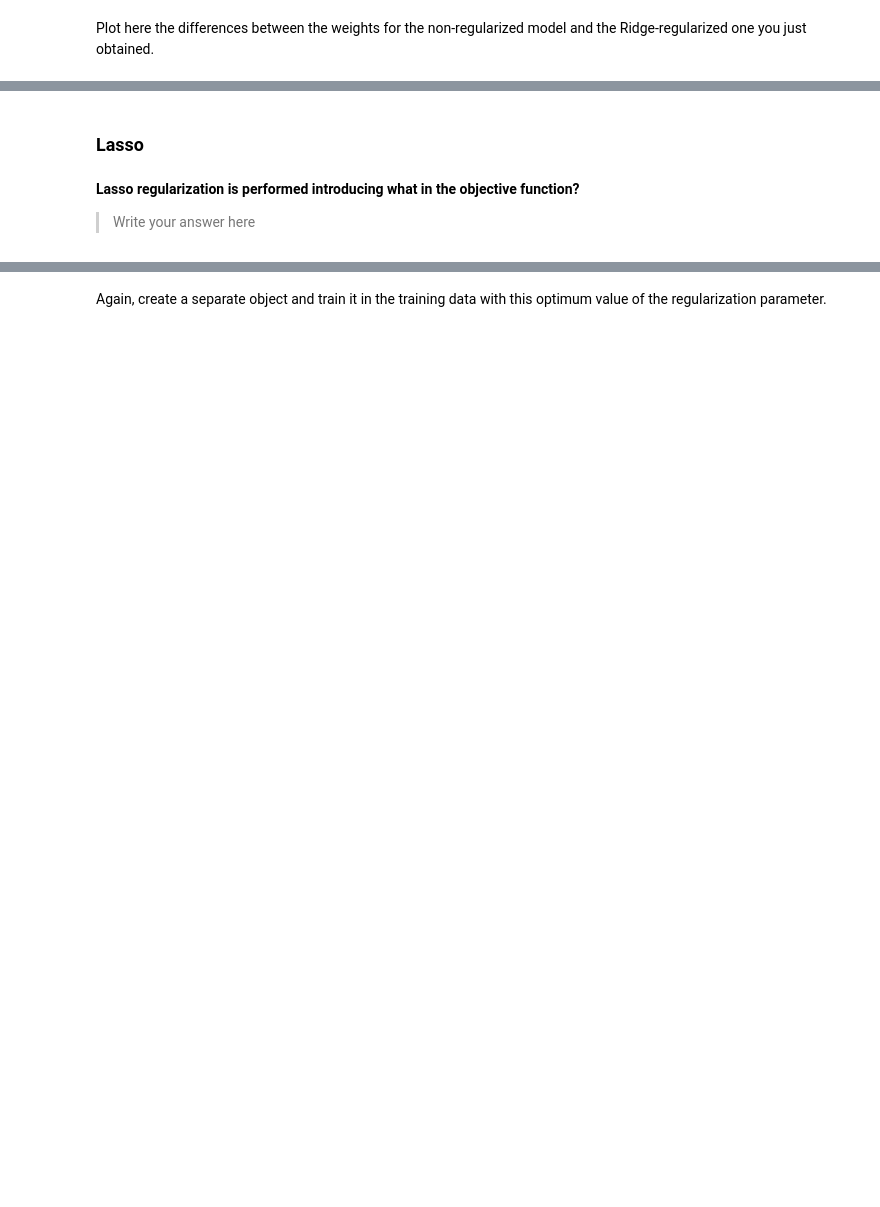
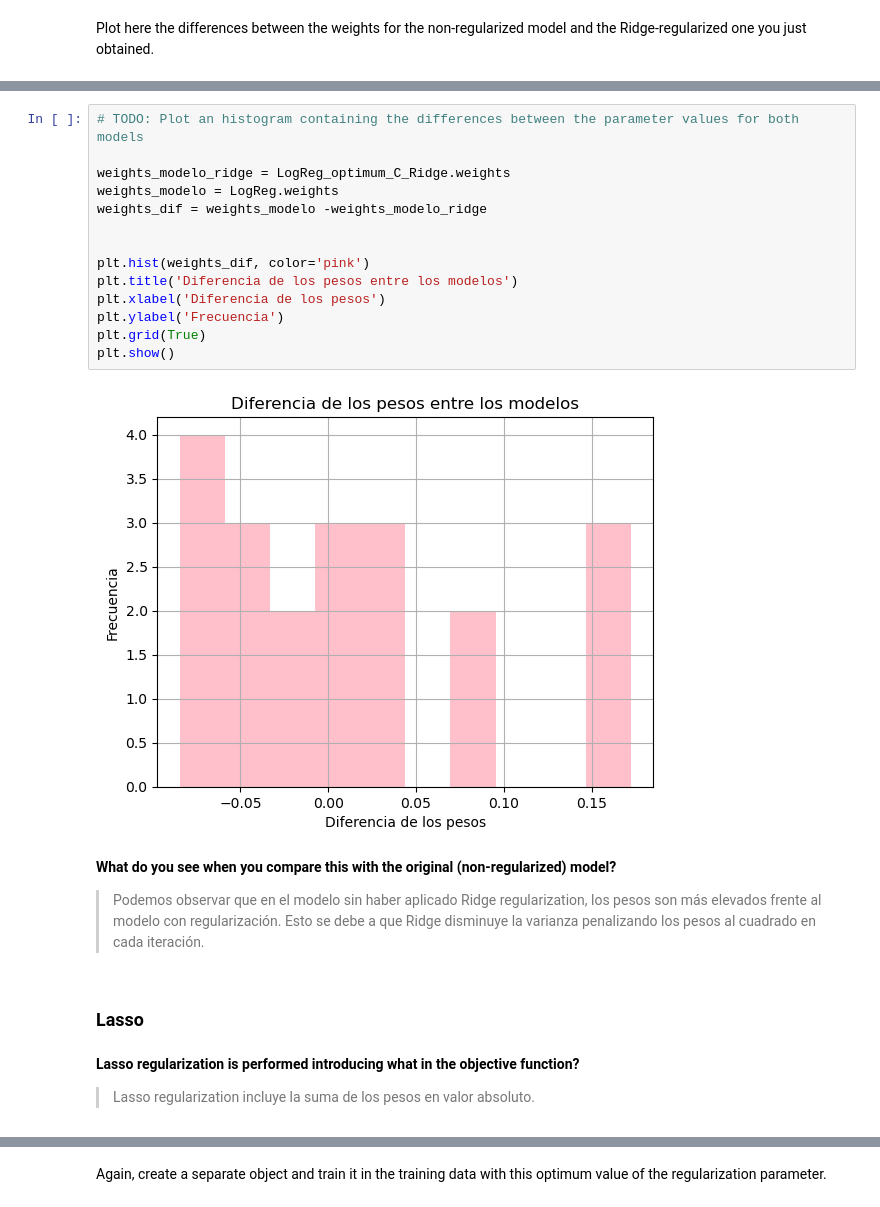
Before and after one commit to ICAI-IMAT-ML/p2-5-estherpz, a Jupyter notebook: notebook/Lab2_5_LogisticRegression_and_regularization.ipynb, the cells around one changed output, grey strips where cells are left out. Saved outputs shown, nothing was run; the diff lists cells and outputs as text; blank space fills up the shorter version.

```diff
--- a/notebook/Lab2_5_LogisticRegression_and_regularization.ipynb
+++ b/notebook/Lab2_5_LogisticRegression_and_regularization.ipynb
@@ -325,9 +347,29 @@ Plot here the differences between the weights for the non-regularized model and
+# %%
+# TODO: Plot an histogram containing the differences between the parameter values for both models
+
+weights_modelo_ridge = LogReg_optimum_C_Ridge.weights
+weights_modelo = LogReg.weights
+weights_dif = weights_modelo -weights_modelo_ridge
+
+
+plt.hist(weights_dif, color='pink')
+plt.title('Diferencia de los pesos entre los modelos')
+plt.xlabel('Diferencia de los pesos')
+plt.ylabel('Frecuencia')
+plt.grid(True)
+plt.show()
+# %% [output]
+[figure, added]
+# %% [markdown]
+**What do you see when you compare this with the original (non-regularized) model?**
+
+> Podemos observar que en el modelo sin haber aplicado Ridge regularization, los pesos son más elevados frente al modelo con regularización. Esto se debe a que Ridge disminuye la varianza penalizando los pesos al cuadrado en cada iteración.
 # %% [markdown]
 ### Lasso
 # %% [markdown]
 **Lasso regularization is performed introducing what in the objective function?**
 
-> Write your answer here
+> Lasso regularization incluye la suma de los pesos en valor absoluto.
 # %%
 # We will perform regularization for different values of the regularization parameter
 # TODO: Create an array (C_values) that contains 11 values distributed in log-scale, covering from 10^(-5) to 10^4
```
Also changed, not shown: parts of 40 cells of this notebook.
